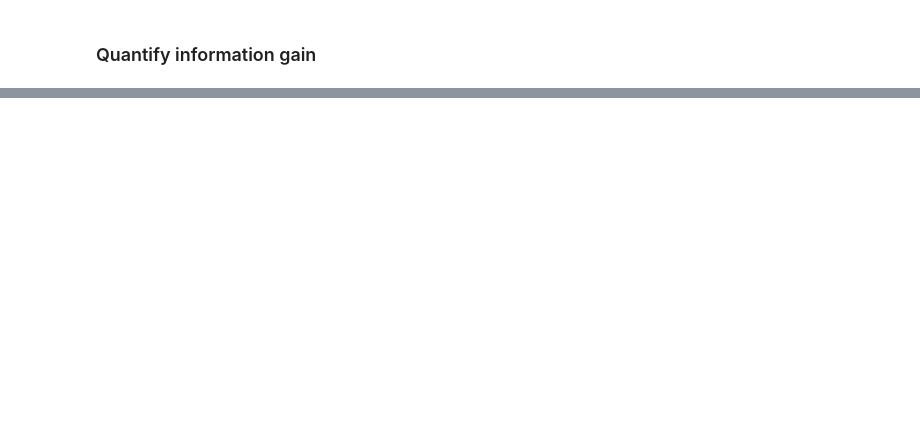
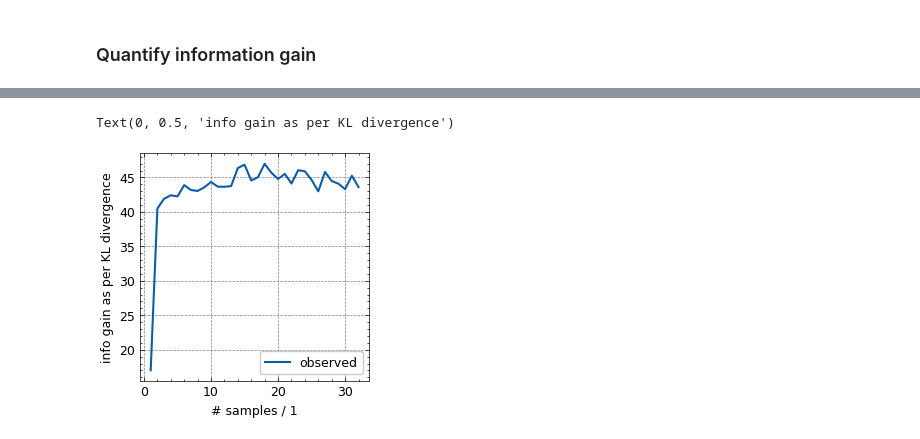
Before and after one commit to ChemRxnEngLab/BayesianIO4kinetics, a Jupyter notebook: HSA_Cam_C_001_numpyro.ipynb, the cells around one changed output, grey strips where cells are left out. Drawn from its saved outputs; the diff is of its cells as text; code cells hidden in the pictures; blank space fills up the shorter version.

```diff
--- a/HSA_Cam_C_001_numpyro.ipynb
+++ b/HSA_Cam_C_001_numpyro.ipynb
@@ -435,0 +445,23 @@ Text(0, 0.5, 'info gain as per KL divergence')
+# %%
+info_gains = []
+for i in range(0, len(idatas)):
+    klds = kl_divergence_between_models(
+        idata_new=idatas[i],
+        idata_old=idatas[0],
+        key_new="posterior",
+        key_old="prior",
+        var_names=[
+            "k0",
+            "Ea_k",
+            "k_deact",
+            "Ea_deact",
+            "n_deact",
+            "sigma_r",
+        ],
+    )
+    info_gains.append(klds)
+kldses = []
+for i, klds in enumerate(info_gains):
+    print(klds)
+    print(klds.sum())
+    kldses.append(klds.sum())
@@ -435,0 +486,8 @@ Text(0, 0.5, 'info gain as per KL divergence')
+# %%
+plt.plot(np.arange(len(kldses)) + 1, kldses, label="observed")
+plt.legend()
+plt.xlabel("# samples / 1")
+plt.ylabel("info gain as per KL divergence")
+# %% [output]
+Text(0, 0.5, 'info gain as per KL divergence')
+[figure, added]
```
Also changed, not shown: parts of 7 cells of this notebook, 1 other file.
